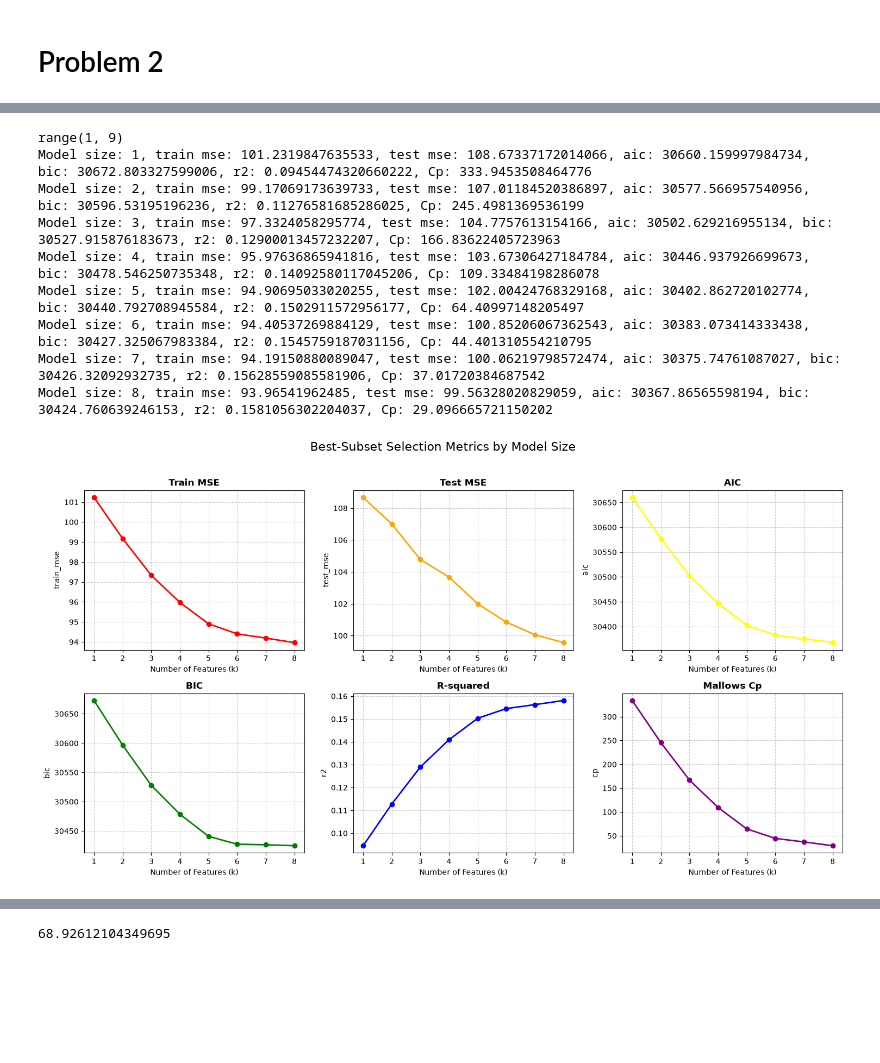
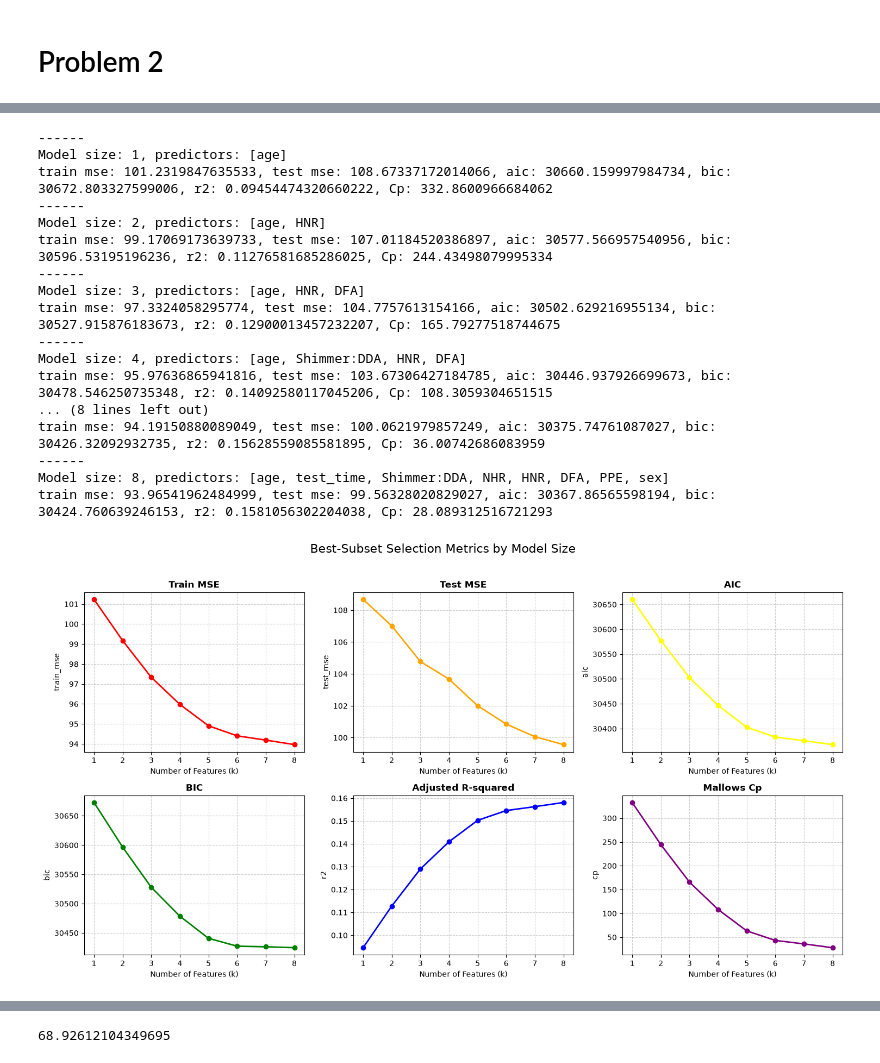
Before and after one commit to davidgraymi/CS598-PSL-MP2, a Jupyter notebook: main.ipynb, the cells around one changed output, grey strips where cells are left out. Cells and saved outputs as stored; diff of their text form; code cells hidden in the pictures; blank space fills up the shorter version.

```diff
--- a/main.ipynb
+++ b/main.ipynb
@@ -255,6 +255,10 @@ print(y_test.shape)
 (1763,)
 # %%
 # 2a
+def selected_features(pipe):
+    sfs = pipe.named_steps["sfs"]
+    return ", ".join(X_train.columns[sfs.get_support()])
+
 pipes = {
     'train_mse': [],
     'test_mse': [],
@@ -268,7 +272,6 @@ pipes = {
 }
 N, M = X_train.shape
 model_sizes = range(1, 9)
-print(model_sizes)
 
 full_model = LinearRegression().fit(X_train, y_train)
 y_pred_full = full_model.predict(X_train)
@@ -276,7 +279,7 @@ y_avg = np.sum(y_train) / N
 tss_full = np.sum((y_train - y_avg) ** 2)
 mse_full = mean_squared_error(y_train, y_pred_full)
 rss_full = np.sum((y_train - y_pred_full) ** 2)
-sigma2_hat = rss_full / (N - M)
+sigma2_hat = rss_full / (N - M - 1)
 
 for k in model_sizes:
     best_model_pipeline = Pipeline([
@@ -312,49 +315,57 @@ for k in model_sizes:
     pipes['r2'].append(r2)
     pipes['cp'].append(cp)
 
-    print(f'Model size: {k}, train mse: {train_mse}, test mse: {test_mse}, aic: {aic}, bic: {bic}, r2: {r2}, Cp: {cp}')
+    print(f'------\nModel size: {k}, predictors: [{selected_features(best_model_pipeline)}]\ntrain mse: {train_mse}, test mse: {test_mse}, aic: {aic}, bic: {bic}, r2: {r2}, Cp: {cp}')
 # %% [output]
-range(1, 9)
-Model size: 1, train mse: 101.2319847635533, test mse: 108.67337172014066, aic: 30660.159997984734, bic: 30672.803327599006, r2: 0.09454474320660222, Cp: 333.9453508464776
-Model size: 2, train mse: 99.17069173639733, test mse: 107.01184520386897, aic: 30577.566957540956, bic: 30596.53195196236, r2: 0.11276581685286025, Cp: 245.4981369536199
-Model size: 3, train mse: 97.3324058295774, test mse: 104.7757613154166, aic: 30502.629216955134, bic: 30527.915876183673, r2: 0.12900013457232207, Cp: 166.83622405723963
-Model size: 4, train mse: 95.97636865941816, test mse: 103.67306427184784, aic: 30446.937926699673, bic: 30478.546250735348, r2: 0.14092580117045206, Cp: 109.33484198286078
-Model size: 5, train mse: 94.90695033020255, test mse: 102.00424768329168, aic: 30402.862720102774, bic: 30440.792708945584, r2: 0.1502911572956177, Cp: 64.40997148205497
-Model size: 6, train mse: 94.40537269884129, test mse: 100.85206067362543, aic: 30383.073414333438, bic: 30427.325067983384, r2: 0.1545759187031156, Cp: 44.401310554210795
-Model size: 7, train mse: 94.19150880089047, test mse: 100.06219798572474, aic: 30375.74761087027, bic: 30426.32092932735, r2: 0.15628559085581906, Cp: 37.01720384687542
-Model size: 8, train mse: 93.96541962485, test mse: 99.56328020829059, aic: 30367.86565598194, bic: 30424.760639246153, r2: 0.1581056302204037, Cp: 29.096665721150202
+------
+Model size: 1, predictors: [age]
+train mse: 101.2319847635533, test mse: 108.67337172014066, aic: 30660.159997984734, bic: 30672.803327599006, r2: 0.09454474320660222, Cp: 332.8600966684062
+------
+Model size: 2, predictors: [age, HNR]
+train mse: 99.17069173639733, test mse: 107.01184520386897, aic: 30577.566957540956, bic: 30596.53195196236, r2: 0.11276581685286025, Cp: 244.43498079995334
+------
+Model size: 3, predictors: [age, HNR, DFA]
+train mse: 97.3324058295774, test mse: 104.7757613154166, aic: 30502.629216955134, bic: 30527.915876183673, r2: 0.12900013457232207, Cp: 165.79277518744675
+------
+Model size: 4, predictors: [age, Shimmer:DDA, HNR, DFA]
+train mse: 95.97636865941816, test mse: 103.67306427184785, aic: 30446.937926699673, bic: 30478.546250735348, r2: 0.14092580117045206, Cp: 108.3059304651515
+... (8 lines left out)
+train mse: 94.19150880089049, test mse: 100.0621979857249, aic: 30375.74761087027, bic: 30426.32092932735, r2: 0.15628559085581895, Cp: 36.00742686083959
+------
+Model size: 8, predictors: [age, test_time, Shimmer:DDA, NHR, HNR, DFA, PPE, sex]
+train mse: 93.96541962484999, test mse: 99.56328020829027, aic: 30367.86565598194, bic: 30424.760639246153, r2: 0.1581056302204038, Cp: 28.089312516721293
 # %%
 fig, axes = plt.subplots(nrows=2, ncols=3, figsize=(15, 8))
 fig.suptitle('Best-Subset Selection Metrics by Model Size', fontsize=16, y=1.02)
 
 # Flatten the 2D axes array for easy iteration
 axes = axes.flatten()
 
 # Define the data mapping based on your original colors
 plots_config = [
     ('train_mse', 'Train MSE', 'red'),
     ('test_mse', 'Test MSE', 'orange'),
     ('aic', 'AIC', 'yellow'), # Note: yellow can be hard to see on white backgrounds
     ('bic', 'BIC', 'green'),
-    ('r2', 'R-squared', 'blue'),
+    ('r2', 'Adjusted R-squared', 'blue'),
     ('cp', 'Mallows Cp', 'purple')
 ]
 
 for i, (metric, title, color) in enumerate(plots_config):
     axes[i].plot(model_sizes, pipes[metric], marker='o', linestyle='-', color=color, linewidth=2)
     axes[i].set_title(title, fontsize=12, fontweight='bold')
     axes[i].set_xlabel('Number of Features (k)')
     axes[i].set_ylabel(metric)
     axes[i].grid(True, linestyle='--', alpha=0.6)
 
     # Force integer ticks on the x-axis for model size
     axes[i].set_xticks(model_sizes)
 
 # Automatically adjust spacing between subplots to prevent overlap
 plt.tight_layout()
 plt.show()
 # %% [output]
-[figure, old version]
+[figure, new version]
 # %%
 # 2b
 best_aic = np.argmin(pipes['aic'])
```
Also changed, not shown: parts of 4 cells of this notebook.
